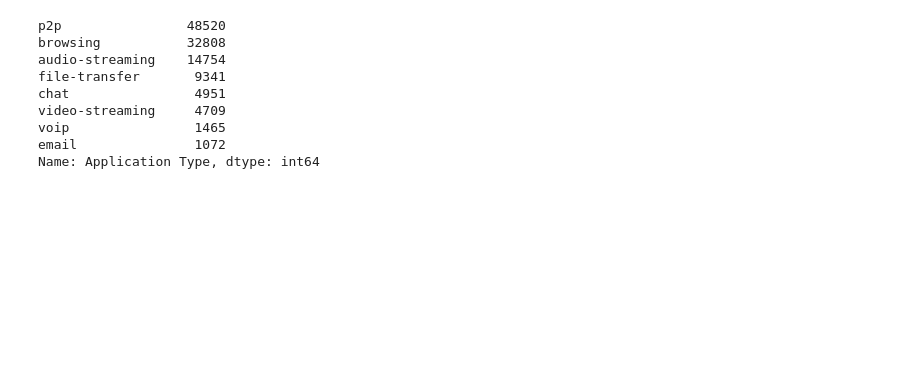
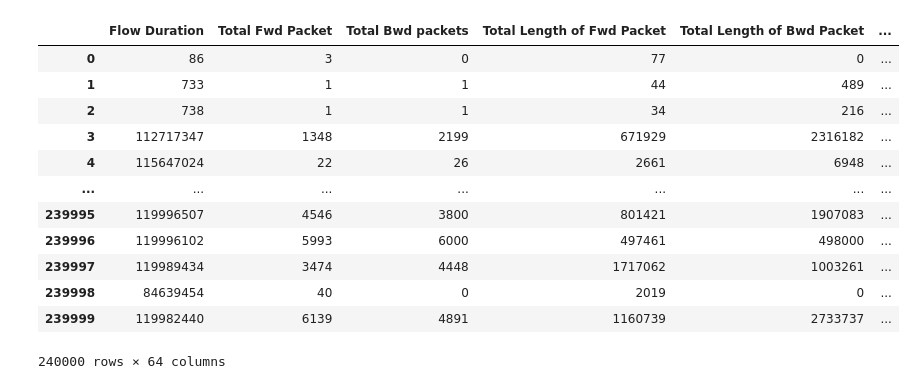
Before and after one commit to Colorado-Mesa-University-Cybersecurity/Traffic_Image_Encoding_Research, a Jupyter notebook: algorithms/wrapping/cleaning.ipynb, the cells around one changed output. Saved outputs shown, nothing was run; the diff lists cells and outputs as text; code cells hidden in the pictures; blank space fills up the shorter version.

```diff
--- a/algorithms/wrapping/cleaning.ipynb
+++ b/algorithms/wrapping/cleaning.ipynb
@@ -96,17 +83,21 @@ array(['audio-streaming', 'browsing', 'chat', 'file-transfer', 'email',
-# %%
-dataset_1[DATASET][APPLICATION_TYPE].value_counts()
-# %% [output]
-p2p                48520
-browsing           32808
-audio-streaming    14754
-file-transfer       9341
-chat                4951
-video-streaming     4709
-voip                1465
-email               1072
-Name: Application Type, dtype: int64
 # %%
 df = dataset_1[DATASET]
+df.drop(columns=['Index'], inplace=True)
+df
+# %% [output]
+|  | Flow Duration | Total Fwd Packet | Total Bwd packets | Total Length of Fwd Packet | Total Length of Bwd Packet | ... |
+| 0 | 86 | 3 | 0 | 77 | 0 | ... |
+| 1 | 733 | 1 | 1 | 44 | 489 | ... |
+| 2 | 738 | 1 | 1 | 34 | 216 | ... |
+| 3 | 112717347 | 1348 | 2199 | 671929 | 2316182 | ... |
+| 4 | 115647024 | 22 | 26 | 2661 | 6948 | ... |
+| ... | ... | ... | ... | ... | ... | ... |
+| 239995 | 119996507 | 4546 | 3800 | 801421 | 1907083 | ... |
+| 239996 | 119996102 | 5993 | 6000 | 497461 | 498000 | ... |
+| 239997 | 119989434 | 3474 | 4448 | 1717062 | 1003261 | ... |
+| 239998 | 84639454 | 40 | 0 | 2019 | 0 | ... |
+| 239999 | 119982440 | 6139 | 4891 | 1160739 | 2733737 | ... |
+240000 rows × 64 columns
 # %%
 def wrap_to_shape(df: pd.DataFrame, shape: tuple) -> pd.DataFrame:
     '''
```
Also changed, not shown: parts of 17 cells of this notebook, 16 other files.
